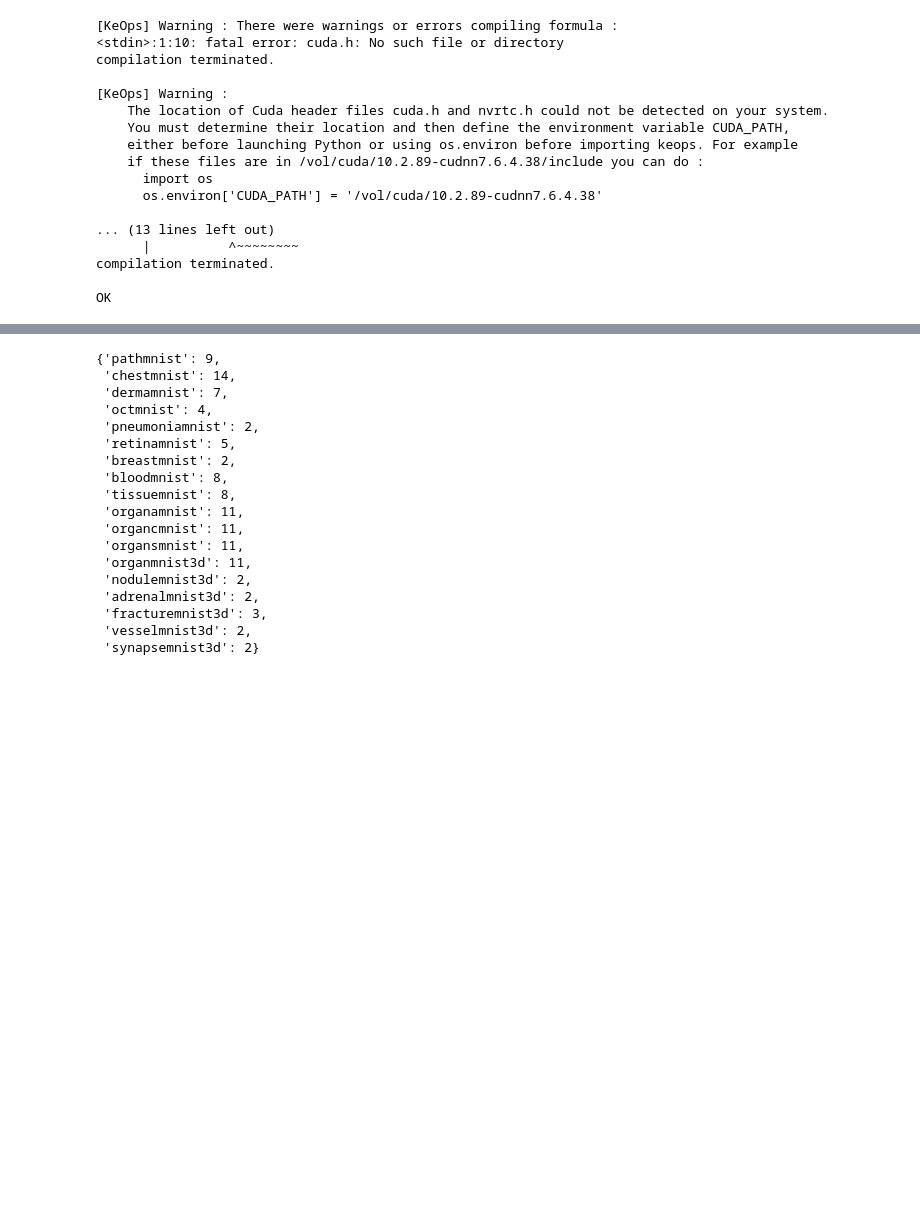
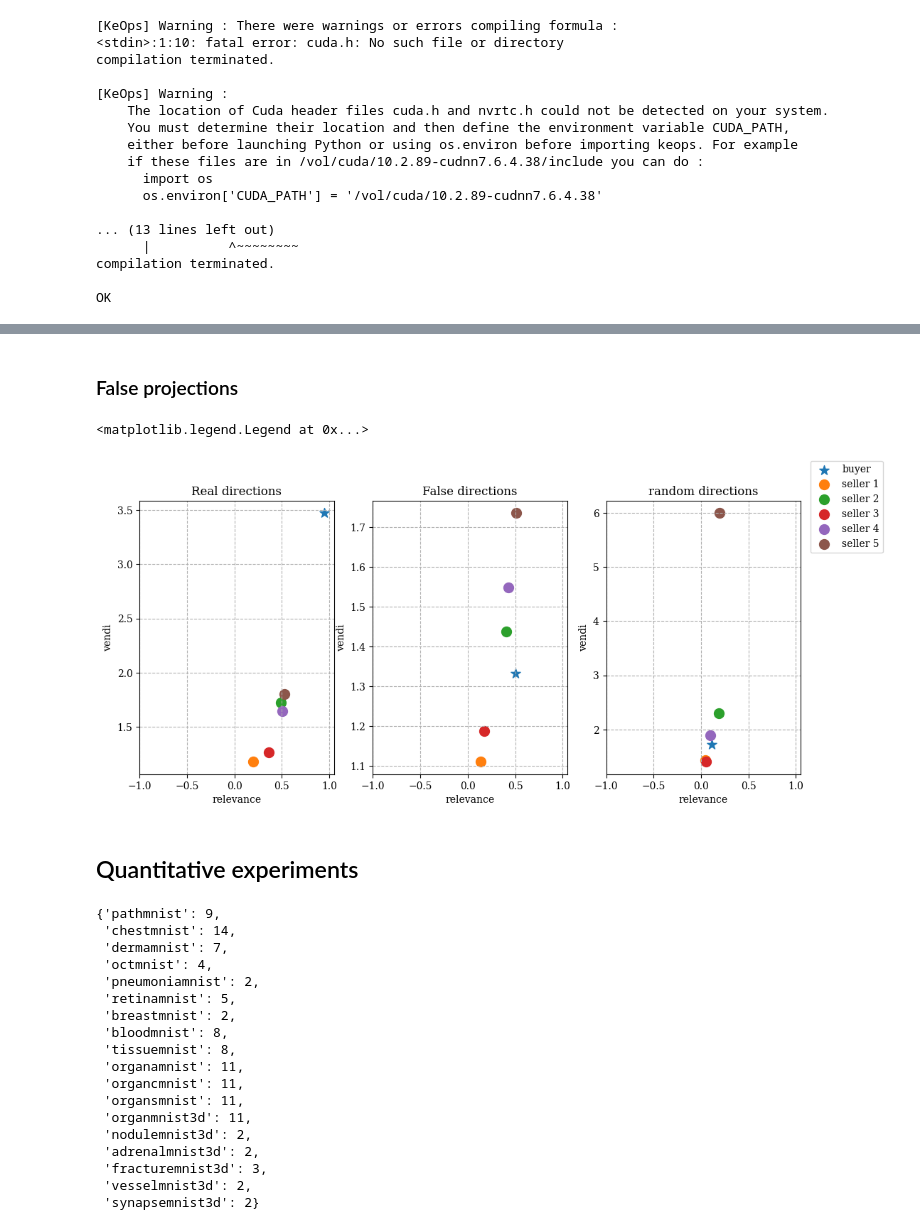
Before and after one commit to clu5/data-valuation, a Jupyter notebook: nbs/DLMR.ipynb, the cells around one changed output, grey strips where cells are left out. Saved outputs shown, nothing was run; the diff lists cells and outputs as text; code cells hidden in the pictures; blank space fills up the shorter version.

```diff
--- a/nbs/DLMR.ipynb
+++ b/nbs/DLMR.ipynb
@@ -450,0 +466,2 @@ fig.tight_layout(h_pad=1, w_pad=0)
+# %% [markdown]
+### False projections
@@ -451 +495,40 @@ fig.tight_layout(h_pad=1, w_pad=0)
+# %%
+fig, ax = plt.subplots(1, 3, figsize=(12, 5))
+div = 'vendi'
+rel = 'relevance'
+
+markersize = 100
+ax[0].set_title("Real directions")
+ax[0].scatter(u1[rel], u1[div], marker="*", label="buyer", s=markersize)
+ax[0].scatter(u2[rel], u2[div], label="seller 1", s=markersize)
+ax[0].scatter(u3[rel], u3[div], label="seller 2", s=markersize)
+ax[0].scatter(u4[rel], u4[div], label="seller 3", s=markersize)
+ax[0].scatter(u5[rel], u5[div], label="seller 4", s=markersize)
+ax[0].scatter(u6[rel], u6[div], label="seller 5", s=markersize)
+ax[1].set_title("False directions")
+ax[1].scatter(v1[rel], v1[div], marker="*", s=markersize)
+ax[1].scatter(v2[rel], v2[div], s=markersize)
+ax[1].scatter(v3[rel], v3[div], s=markersize)
+ax[1].scatter(v4[rel], v4[div], s=markersize)
+ax[1].scatter(v5[rel], v5[div], s=markersize)
+ax[1].scatter(v6[rel], v6[div], s=markersize)
+ax[2].set_title("random directions")
+ax[2].scatter(w1[rel], w1[div], marker="*", s=markersize)
+ax[2].scatter(w2[rel], w2[div], s=markersize)
+ax[2].scatter(w3[rel], w3[div], s=markersize)
+ax[2].scatter(w4[rel], w4[div], s=markersize)
+ax[2].scatter(w5[rel], w5[div], s=markersize)
+ax[2].scatter(w6[rel], w6[div], s=markersize)
+for _ax in ax:
+    _ax.set_xlabel(rel)
+    _ax.set_ylabel(div)
+    _ax.set_xlim(-1, 1.05)
+    # _ax.set_ylim(25, 100)
+    _ax.grid(ls="--")
+fig.legend()
+# %% [output]
+<matplotlib.legend.Legend at 0x...>
+[figure, added]
+# %% [markdown]
+## Quantitative experiments
 # %%
```
Also changed, not shown: parts of 27 cells of this notebook.
